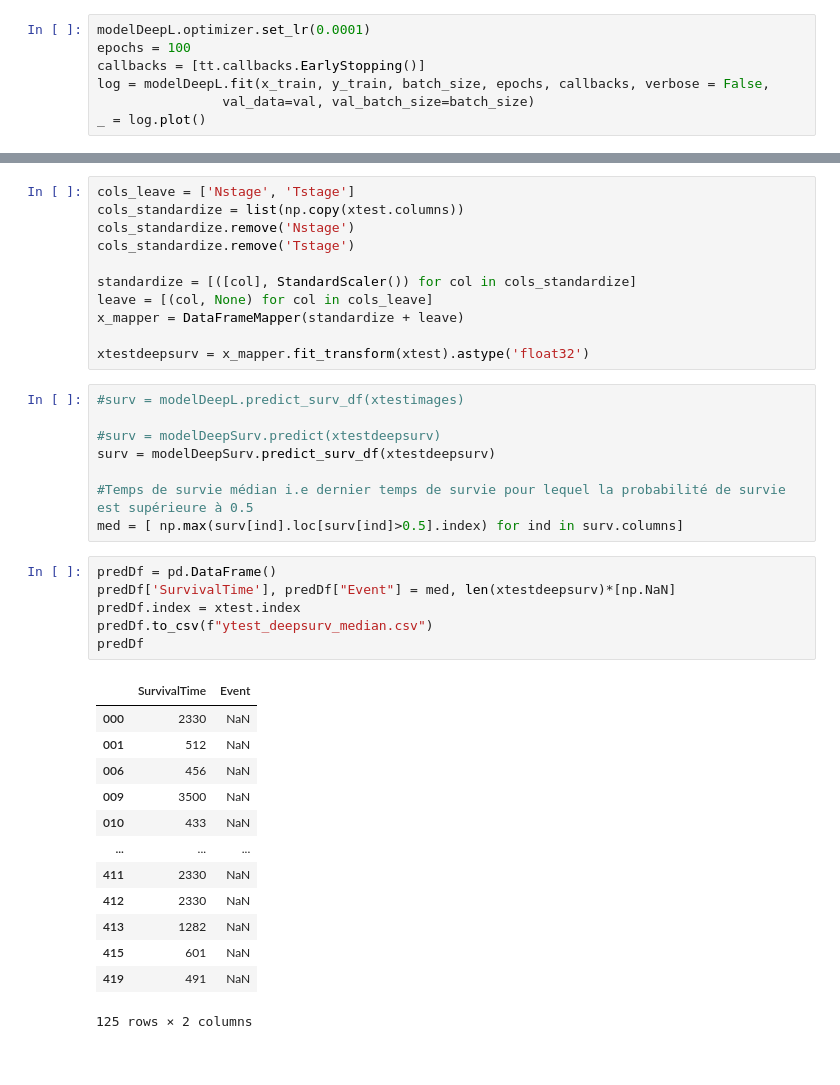
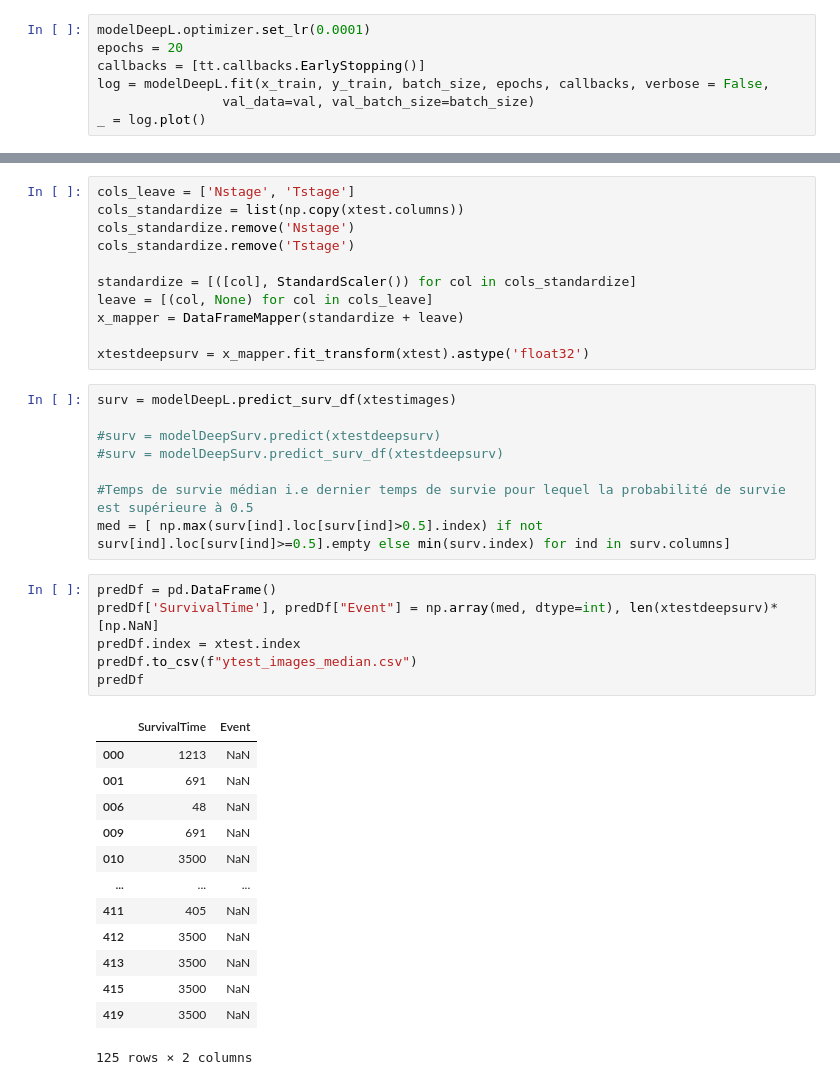
Before and after one commit to Maxime-LP/lung-owkin, a Jupyter notebook: lung.ipynb, the cells around one changed output, grey strips where cells are left out. Saved outputs shown, nothing was run; the diff lists cells and outputs as text.

```diff
--- a/lung.ipynb
+++ b/lung.ipynb
@@ -456,6 +454,6 @@ lrfinder.get_best_lr()
 # %%
 modelDeepL.optimizer.set_lr(0.0001)
-epochs = 100
+epochs = 20
 callbacks = [tt.callbacks.EarlyStopping()]
 log = modelDeepL.fit(x_train, y_train, batch_size, epochs, callbacks, verbose = False,
                 val_data=val, val_batch_size=batch_size)
@@ -566,30 +564,30 @@ x_mapper = DataFrameMapper(standardize + leave)
 
 xtestdeepsurv = x_mapper.fit_transform(xtest).astype('float32')
 # %%
-#surv = modelDeepL.predict_surv_df(xtestimages)
+surv = modelDeepL.predict_surv_df(xtestimages)
 
 #surv = modelDeepSurv.predict(xtestdeepsurv)
-surv = modelDeepSurv.predict_surv_df(xtestdeepsurv)
+#surv = modelDeepSurv.predict_surv_df(xtestdeepsurv)
 
 #Temps de survie médian i.e dernier temps de survie pour lequel la probabilité de survie est supérieure à 0.5
-med = [ np.max(surv[ind].loc[surv[ind]>0.5].index) for ind in surv.columns]
+med = [ np.max(surv[ind].loc[surv[ind]>0.5].index) if not surv[ind].loc[surv[ind]>=0.5].empty else min(surv.index) for ind in surv.columns]
 # %%
 predDf = pd.DataFrame()
-predDf['SurvivalTime'], predDf["Event"] = med, len(xtestdeepsurv)*[np.NaN]
+predDf['SurvivalTime'], predDf["Event"] = np.array(med, dtype=int), len(xtestdeepsurv)*[np.NaN]
 predDf.index = xtest.index
-predDf.to_csv(f"ytest_deepsurv_median.csv")
+predDf.to_csv(f"ytest_images_median.csv")
 predDf
 # %% [output]
 |  | SurvivalTime | Event |
-| 000 | 2330 | NaN |
-| 001 | 512 | NaN |
-| 006 | 456 | NaN |
-| 009 | 3500 | NaN |
-| 010 | 433 | NaN |
+| 000 | 1213 | NaN |
+| 001 | 691 | NaN |
+| 006 | 48 | NaN |
+| 009 | 691 | NaN |
+| 010 | 3500 | NaN |
 | ... | ... | ... |
-| 411 | 2330 | NaN |
-| 412 | 2330 | NaN |
-| 413 | 1282 | NaN |
-| 415 | 601 | NaN |
-| 419 | 491 | NaN |
+| 411 | 405 | NaN |
+| 412 | 3500 | NaN |
+| 413 | 3500 | NaN |
+| 415 | 3500 | NaN |
+| 419 | 3500 | NaN |
 125 rows × 2 columns
```
Also changed, not shown: parts of 9 cells of this notebook.
